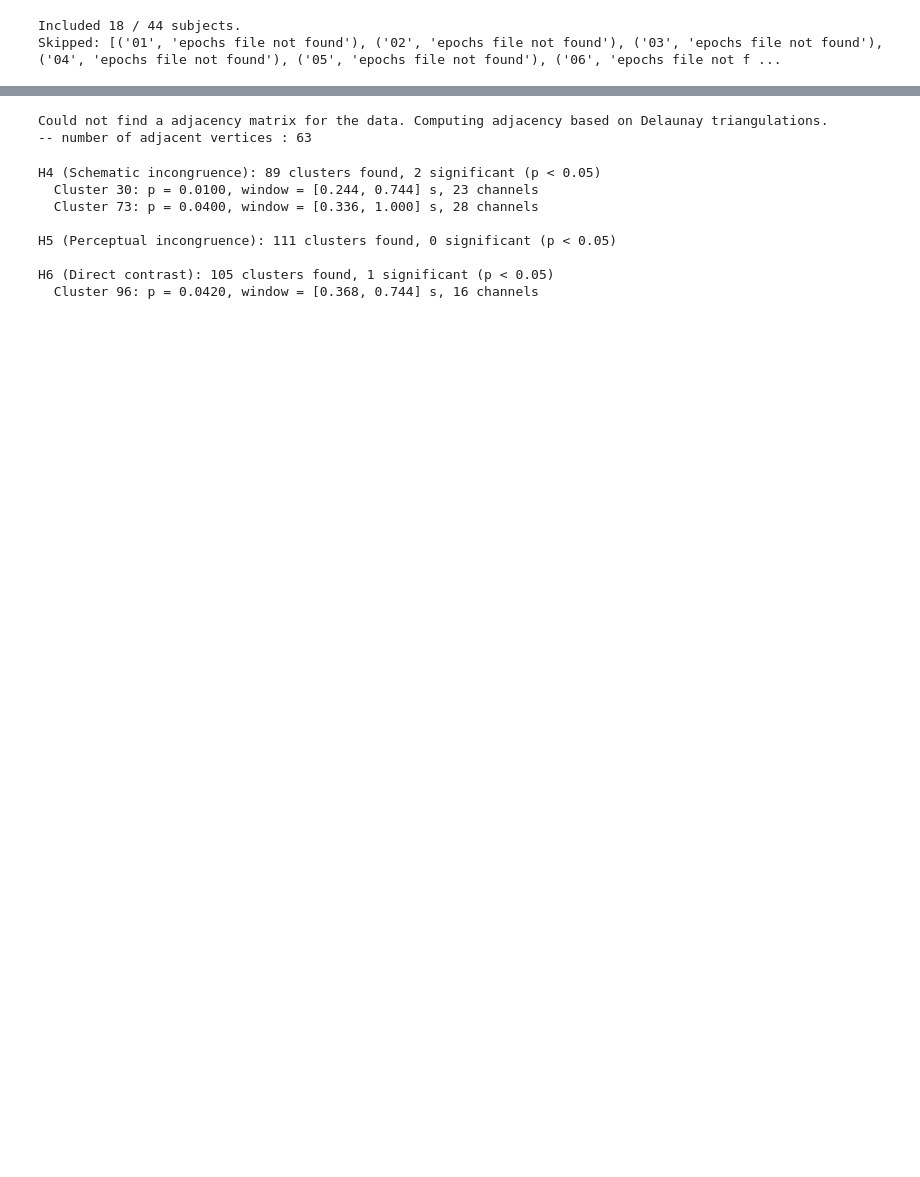
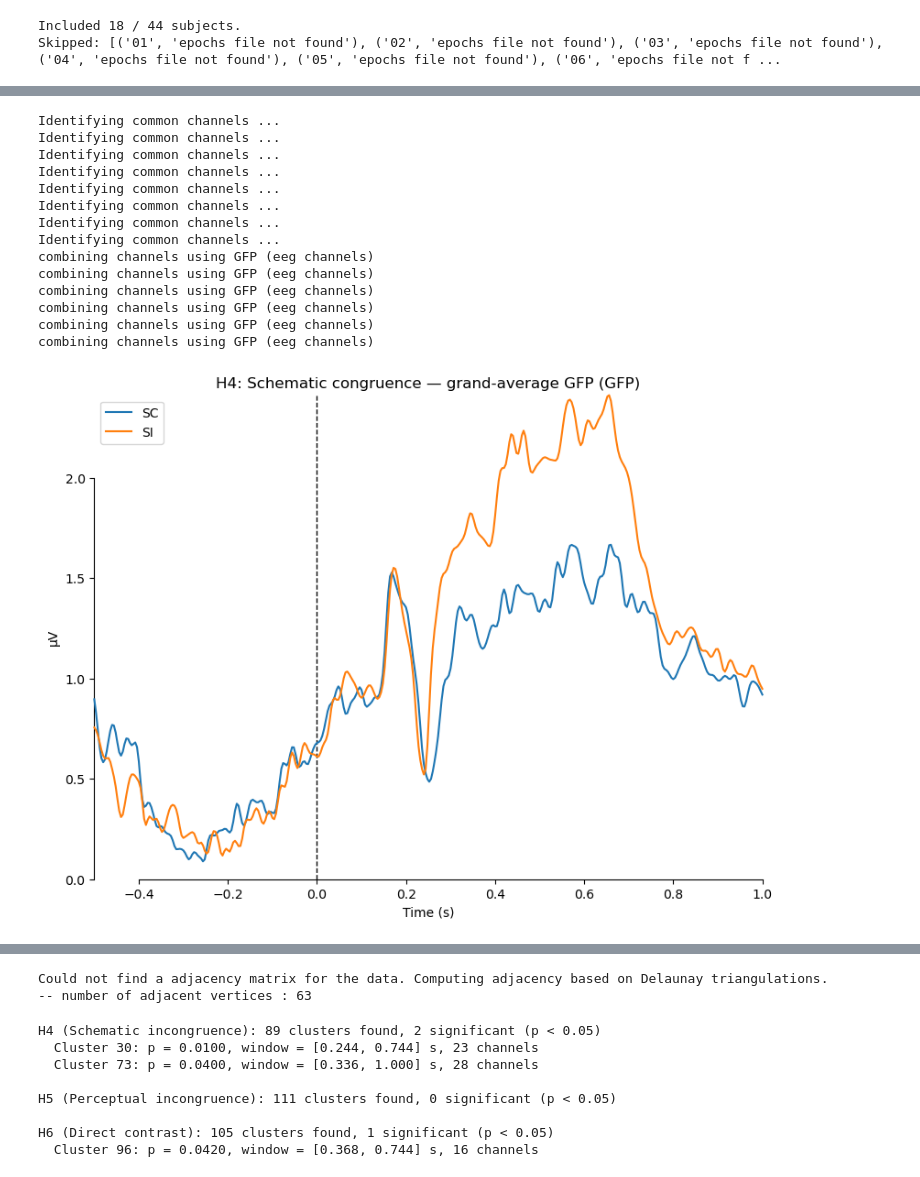
Before and after one commit to noah-mba/LOC_analysis, a Jupyter notebook: scripts/eeg/4_averaging.ipynb, the cells around one changed output, grey strips where cells are left out. Saved outputs shown, nothing was run; the diff lists cells and outputs as text; code cells hidden in the pictures; blank space fills up the shorter version.

```diff
--- a/scripts/eeg/4_averaging.ipynb
+++ b/scripts/eeg/4_averaging.ipynb
@@ -204,0 +265,43 @@ combining channels using GFP (eeg channels)
+# %%
+# ==========================================
+# STEP 2: Grand averages + QC waveform plots
+# ==========================================
+
+grand_averages = {cond: mne.grand_average(evs) for cond, evs in evokeds.items()}
+
+fig = mne.viz.plot_compare_evokeds(
+    {'SC': grand_averages['SC'], 'SI': grand_averages['SI']},
+    picks='eeg', combine='gfp', show=False,
+    title="H4: Schematic congruence — grand-average GFP"
+)
+fig[0].savefig(results_dir / "01_gfp_SC_vs_SI.png", dpi=150)
+
+fig = mne.viz.plot_compare_evokeds(
+    {'PC': grand_averages['PC'], 'PI': grand_averages['PI']},
+    picks='eeg', combine='gfp', show=False,
+    title="H5: Perceptual congruence — grand-average GFP"
+)
+fig[0].savefig(results_dir / "02_gfp_PC_vs_PI.png", dpi=150)
+
+fig = mne.viz.plot_compare_evokeds(
+    {'SC/PI': grand_averages['Target/SC/PI'], 'SI/PC': grand_averages['Target/SI/PC']},
+    picks='eeg', combine='gfp', show=False,
+    title="H6: Direct contrast — SC/PI vs SI/PC"
+)
+fig[0].savefig(results_dir / "03_gfp_direct_contrast.png", dpi=150)
+# %% [output]
+Identifying common channels ...
+Identifying common channels ...
+Identifying common channels ...
+Identifying common channels ...
+Identifying common channels ...
+Identifying common channels ...
+Identifying common channels ...
+Identifying common channels ...
+combining channels using GFP (eeg channels)
+combining channels using GFP (eeg channels)
+combining channels using GFP (eeg channels)
+combining channels using GFP (eeg channels)
+combining channels using GFP (eeg channels)
+combining channels using GFP (eeg channels)
+[figure, added]
```
Also changed, not shown: parts of 19 cells of this notebook, 2 other files.
